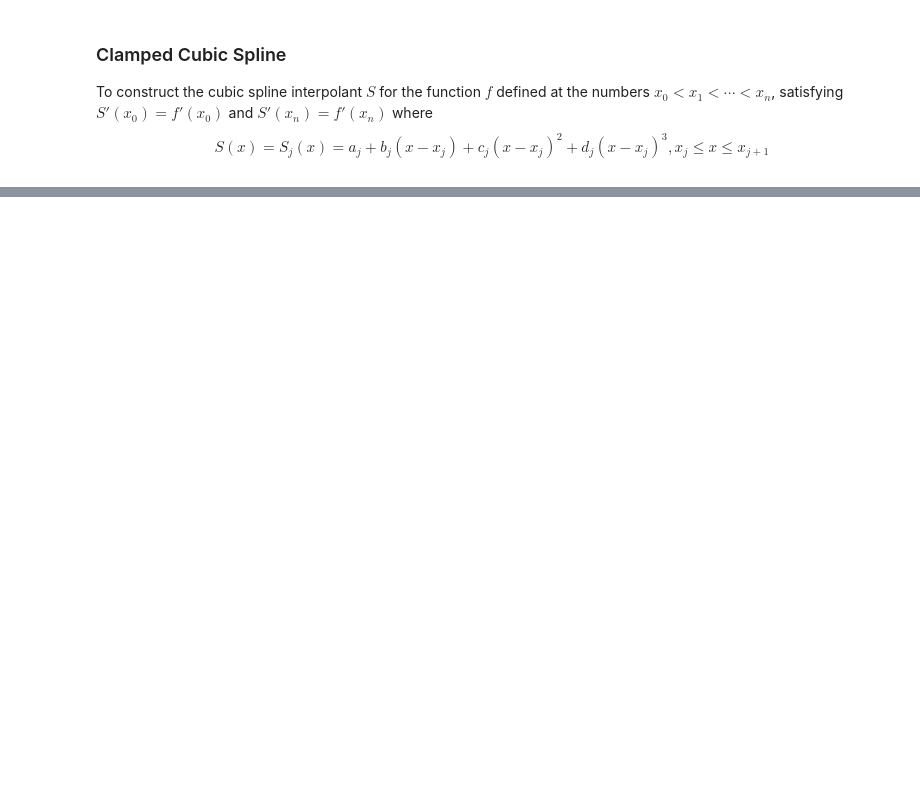
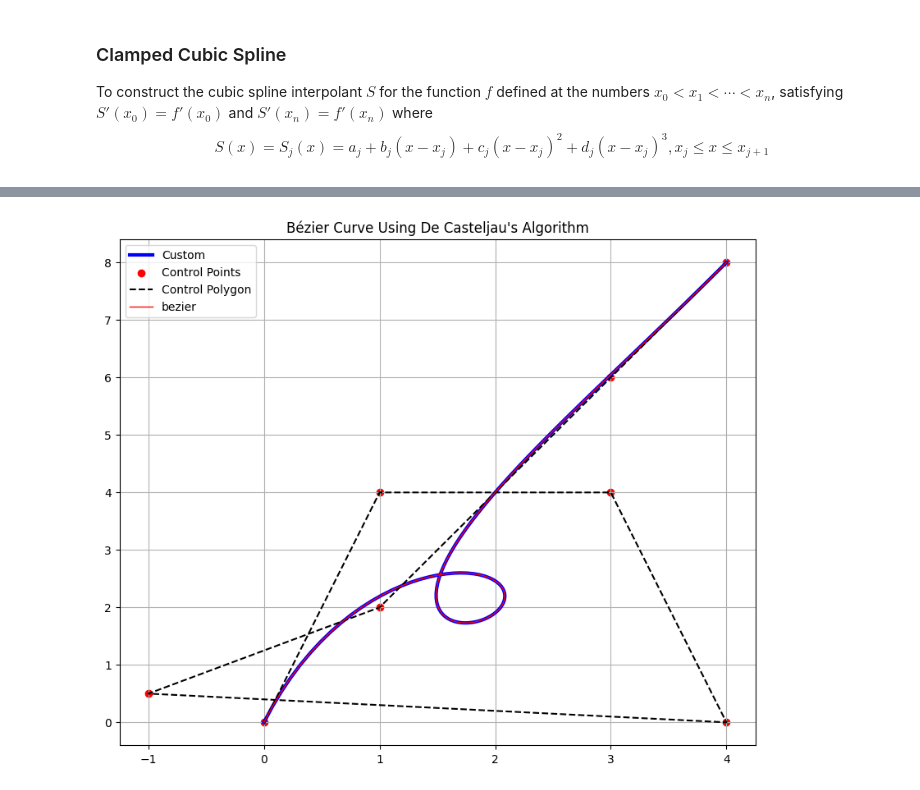
Before and after one commit to Haus226/numericAnalysis, a Jupyter notebook: Chapter 3.ipynb, the cells around one changed output, grey strips where cells are left out. Cells and saved outputs as stored; diff of their text form; code cells hidden in the pictures; blank space fills up the shorter version.

```diff
--- a/Chapter 3.ipynb
+++ b/Chapter 3.ipynb
@@ -297,0 +374,45 @@ array([[1.        , 1.        , 0.4446825 , 0.27359933],
+# %%
+import numpy as np
+import bezier
+
+def deCasteljau(control_points: np.ndarray[Union[float, int], Any],
+                t:float):
+    # Ensure conversion to float to prevent the 'staircase effect' caused by integer-based plotting.
+    beta = control_points.copy().astype(float)
+    n = len(control_points)
+    for idx in range(1, n):
+        for jdx in range(n - idx):
+            beta[jdx] = (1 - t) * beta[jdx] + t * beta[jdx + 1]
+    return beta[0]
+
+control_points = np.array([
+    (0, 0),
+    (1, 4),
+    (3, 4),
+    (4, 0),
+    (-1, 0.5),
+    (1, 2),
+    (3, 6),
+    (4, 8)
+])
+t_values = np.linspace(0, 1, 100)
+curve_points = np.array([deCasteljau(control_points, t) for t in t_values])
+
+plt.figure(figsize=(10, 8))
+plt.plot(curve_points[:, 0], curve_points[:, 1], 'b-', label="Custom", lw=3)  # Bézier curve
+plt.scatter(control_points[:, 0], control_points[:, 1], color='red', label="Control Points")  # Control points
+plt.plot(control_points[:, 0], control_points[:, 1], 'k--', label="Control Polygon")  # Dashed control polygon
+
+# Transpose to match Bezier library's expected shape (2, N)
+control_points = control_points.T
+control_points_f = np.asfortranarray(control_points)
+curve = bezier.Curve(control_points_f, degree=control_points.shape[1] - 1)
+curve_points = curve.evaluate_multi(t_values.T)
+plt.plot(curve_points[0, :], curve_points[1, :], 'r-', label="bezier", lw=1)  # Bézier curve
+
+plt.legend()
+plt.title("Bézier Curve Using De Casteljau's Algorithm")
+plt.grid()
+plt.show()
+# %% [output]
+[figure, added]
```
Also changed, not shown: parts of 17 cells of this notebook.
